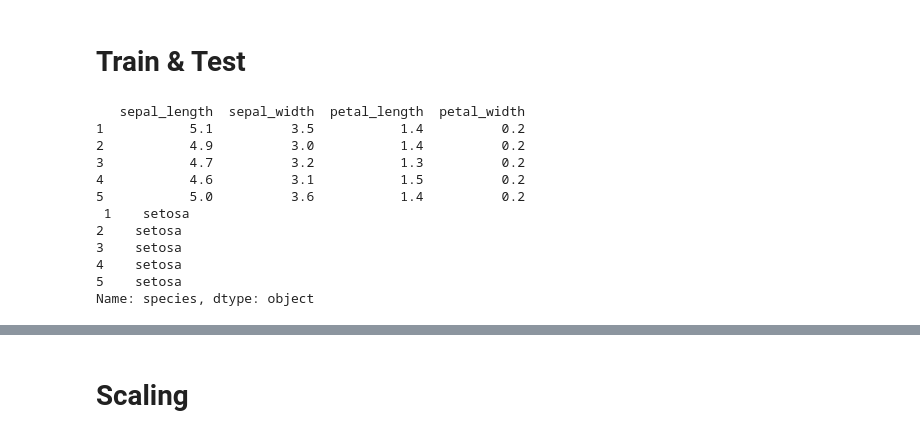
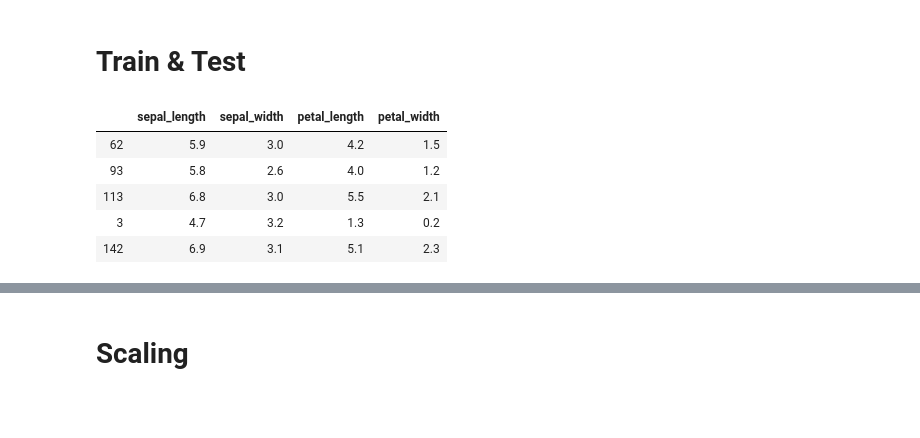
Before and after one commit to SurajSarangi/Iris-Flower-Classification, a Jupyter notebook: Iris.ipynb, the cells around one changed output, grey strips where cells are left out. Saved outputs shown, nothing was run; the diff lists cells and outputs as text; code cells hidden in the pictures; blank space fills up the shorter version.

```diff
--- a/Iris.ipynb
+++ b/Iris.ipynb
@@ -55,18 +56,14 @@ plt.show()
 # %%
 cols=df.columns
 X=df[cols[:-1]]
 y=df[cols[-1]]
-print(X.head(),'\n',y.head())
+
+X_train,X_test,y_train,y_test=train_test_split(X,y,random_state=0) #use random_state=0 parameter if needed to reproduce
+X_train.head()
 # %% [output]
-   sepal_length  sepal_width  petal_length  petal_width
-1           5.1          3.5           1.4          0.2
-2           4.9          3.0           1.4          0.2
-3           4.7          3.2           1.3          0.2
-4           4.6          3.1           1.5          0.2
-5           5.0          3.6           1.4          0.2
- 1    setosa
-2    setosa
-3    setosa
-4    setosa
-5    setosa
-Name: species, dtype: object
+|  | sepal_length | sepal_width | petal_length | petal_width |
+| 62 | 5.9 | 3.0 | 4.2 | 1.5 |
+| 93 | 5.8 | 2.6 | 4.0 | 1.2 |
+| 113 | 6.8 | 3.0 | 5.5 | 2.1 |
+| 3 | 4.7 | 3.2 | 1.3 | 0.2 |
+| 142 | 6.9 | 3.1 | 5.1 | 2.3 |
```
Also changed, not shown: parts of 29 cells of this notebook.
